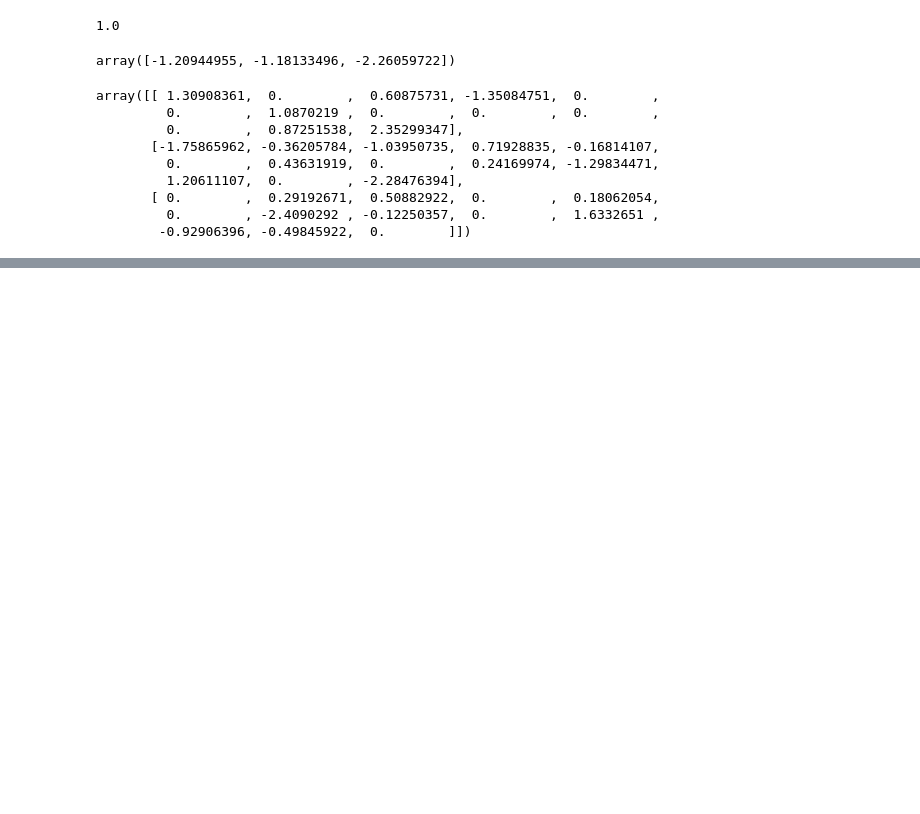
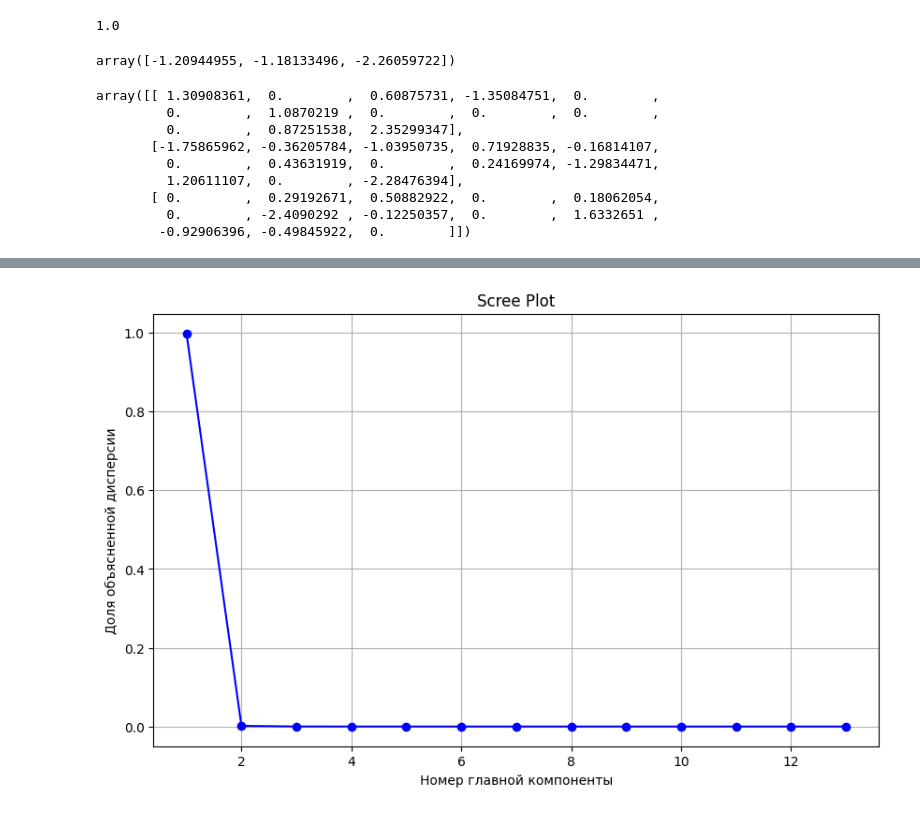
Before and after one commit to Swanger-Iz/ML_pytorch_lessons, a Jupyter notebook: book_rashka/first.ipynb, the cells around one changed output, grey strips where cells are left out. Cells and saved outputs as stored; diff of their text form; code cells hidden in the pictures; blank space fills up the shorter version.

```diff
--- a/book_rashka/first.ipynb
+++ b/book_rashka/first.ipynb
@@ -420,0 +427,3 @@ array([[ 1.30908361,  0.        ,  0.60875731, -1.35084751,  0.        ,
+# %%
+from sklearn.datasets import load_wine
+wine_ds = load_wine()
@@ -420,0 +446,3 @@ array([[ 1.30908361,  0.        ,  0.60875731, -1.35084751,  0.        ,
+# %%
+data_wine = np.concat([np.array(wine_ds['target'])[:, np.newaxis], wine_ds['data']], axis=1)
+data_wine
@@ -420,0 +463,3 @@ array([[ 1.30908361,  0.        ,  0.60875731, -1.35084751,  0.        ,
+# %%
+df_wine = pd.DataFrame(data=data_wine, columns=np.concat([np.array(['targets']), wine_ds['feature_names']], axis=0))
+df_wine
@@ -420,0 +496,3 @@ array([[ 1.30908361,  0.        ,  0.60875731, -1.35084751,  0.        ,
+# %%
+X_pca = pca.fit_transform(df_wine.iloc[:, 1:])
+X_pca
@@ -420,0 +572,12 @@ array([[ 1.30908361,  0.        ,  0.60875731, -1.35084751,  0.        ,
+# %%
+import matplotlib.pyplot as plt
+
+plt.figure(figsize=(10, 6))
+plt.plot(range(1, 14), pca.explained_variance_ratio_, 'bo-')
+plt.xlabel('Номер главной компоненты')
+plt.ylabel('Доля объясненной дисперсии')
+plt.title('Scree Plot')
+plt.grid(True)
+plt.show()
+# %% [output]
+[figure, added]
```
Also changed, not shown: parts of 12 cells of this notebook, 3 other files.
